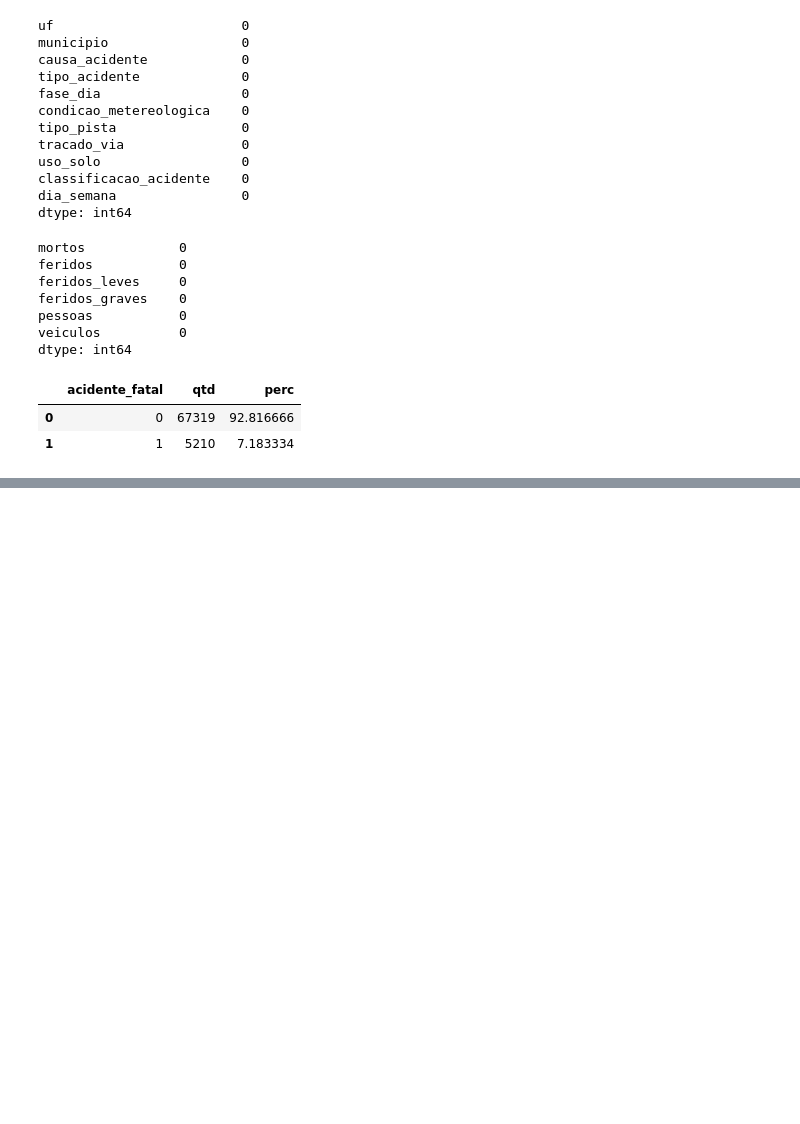
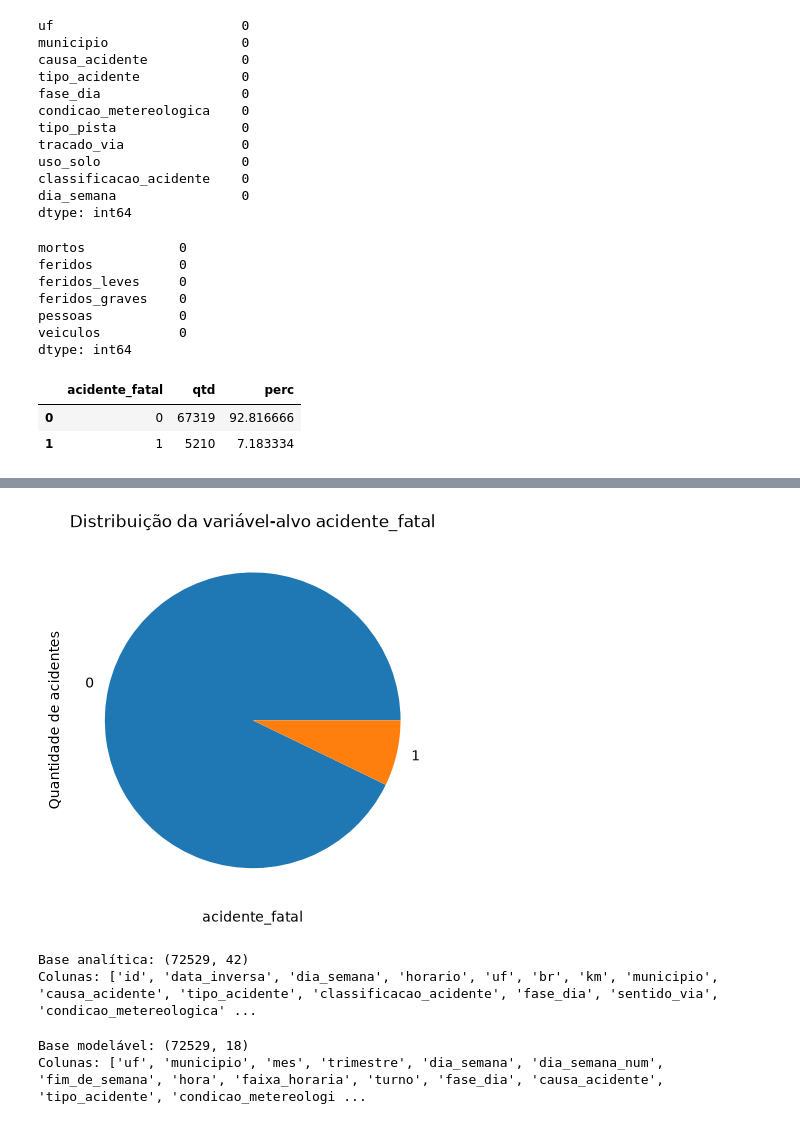
Before and after one commit to FellipeTNDiniz/FAP-2026-AnaliseDados-Python, a Jupyter notebook: notebooks/modulo04.ipynb, the cells around one changed output, grey strips where cells are left out. Cells and saved outputs as stored; diff of their text form; code cells hidden in the pictures; blank space fills up the shorter version.

```diff
--- a/notebooks/modulo04.ipynb
+++ b/notebooks/modulo04.ipynb
@@ -468,3 +468,15 @@ df.head()
 | 2 | 652522 | 2025-01-01 | QUARTA-FEIRA | 08:45:00 | PR | 369 | 88.2 | CORNELIO PROCOPIO | REAÇÃO TARDIA OU INEFICIENTE DO C... | ... |
 | 3 | 652544 | 2025-01-01 | QUARTA-FEIRA | 11:00:00 | PR | 116 | 74.0 | CAMPINA GRANDE DO SUL | REAÇÃO TARDIA OU INEFICIENTE DO C... | ... |
 | 4 | 652549 | 2025-01-01 | QUARTA-FEIRA | 09:30:00 | MG | 251 | 471.0 | FRANCISCO SA | VELOCIDADE INCOMPATÍVEL | ... |
+# %%
+def ajuste_classificacao_acidente(mortos, feridos):
+    if mortos > 0:
+        return "COM VÍTIMAS FATAIS"
+    elif feridos > 0:
+        return "COM VÍTIMAS FERIDAS"
+    else:
+        return "SEM VÍTIMAS"
+
+df["classificacao_acidente"] = df.apply(lambda row: ajuste_classificacao_acidente(row["mortos"], row["feridos"]), axis=1)
+
+display(df["classificacao_acidente"].value_counts(dropna=False).sort_index())
@@ -470,0 +489,6 @@ df.head()
+# %%
+#Autor:
+# Conversão da coluna tracado_via para lista de categorias
+
+df['tracado_via'] = df['tracado_via'].str.split(';')
+display(df["tracado_via"].value_counts(dropna=False).sort_index())
@@ -470,0 +509,12 @@ df.head()
+# %%
+# Autor: Danilo Farias
+# Copiloto: ChatGPT
+# Criação dos Indicadores de Gravidade do Acidente
+df["total_vitimas"] = df["mortos"] + df["feridos"]
+
+df["acidente_grave"] = np.where(
+    (df["mortos"] >= 1) | (df["feridos_graves"] >= 1), 1, 0)
+
+df["indice_gravidade"] = df["mortos"] * 3 + df["feridos_graves"] * 2 + df["feridos_leves"] * 1
+
+df.head()
@@ -470,0 +645,47 @@ df.head()
+# %%
+ax = (
+    df["acidente_fatal"]
+    .value_counts()
+    .sort_index()
+    .plot(kind="pie")
+)
+ax.set_title(
+ "Distribuição da variável-alvo "
+ "acidente_fatal")
+ax.set_xlabel("acidente_fatal")
+ax.set_ylabel("Quantidade de acidentes")
+plt.show()
+# %% [output]
+[figure, added]
+# %%
+# Base analítica completa
+# preserva variáveis úteis para EDA e Power BI
+base_analitica = df.copy()
+
+print("Base analítica:", base_analitica.shape)
+print("Colunas:", base_analitica.columns.tolist())
+# %% [output]
+Base analítica: (72529, 42)
+Colunas: ['id', 'data_inversa', 'dia_semana', 'horario', 'uf', 'br', 'km', 'municipio', 'causa_acidente', 'tipo_acidente', 'classificacao_acidente', 'fase_dia', 'sentido_via', 'condicao_metereologica' ...
+# %%
+variaveis_modelaveis = [
+        "uf","br_formatada","municipio",
+        "mes","trimestre","dia_semana",
+        "dia_semana_num","fim_de_semana",
+        "hora","faixa_horaria","turno",
+        "fase_dia","causa_acidente",
+        "tipo_acidente","condicao_metereologica",
+        "tipo_pista","tracado_via","uso_solo",
+        "acidente_fatal"]
+
+variaveis_modelaveis = [
+    c for c in variaveis_modelaveis
+    if c in df.columns]
+
+base_modelavel = df[variaveis_modelaveis].copy()
+
+print("Base modelável:", base_modelavel.shape)
+print("Colunas:", base_modelavel.columns.tolist())
+# %% [output]
+Base modelável: (72529, 18)
+Colunas: ['uf', 'municipio', 'mes', 'trimestre', 'dia_semana', 'dia_semana_num', 'fim_de_semana', 'hora', 'faixa_horaria', 'turno', 'fase_dia', 'causa_acidente', 'tipo_acidente', 'condicao_metereologi ...
```
Also changed, not shown: parts of 12 cells of this notebook, 2 other files.
